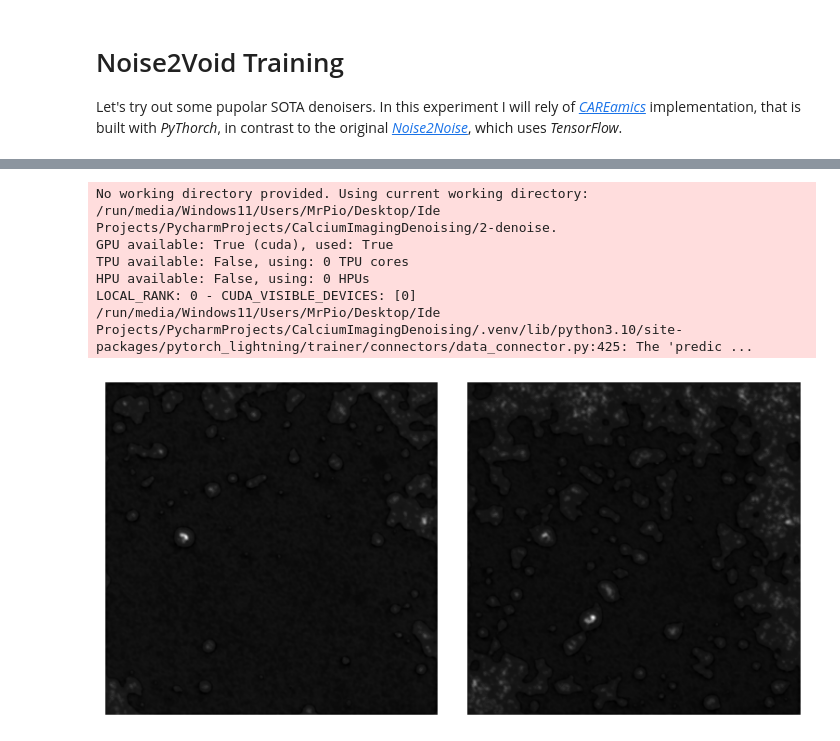
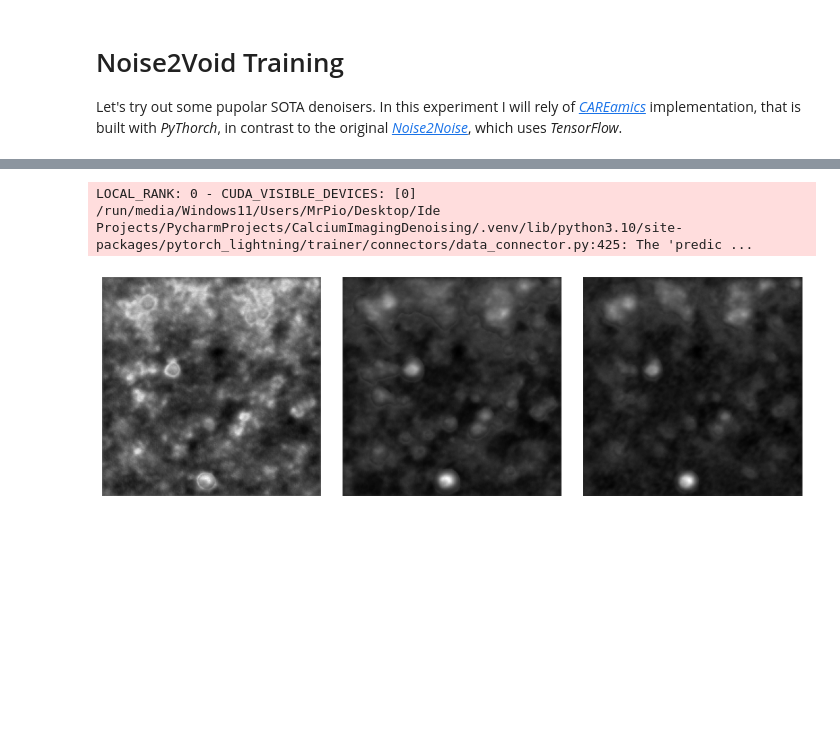
Before and after one commit to MrPio/freq2clean, a Jupyter notebook: 2-denoise/2.5-Noise2Void.ipynb, the cells around one changed output, grey strips where cells are left out. Drawn from its saved outputs; the diff is of its cells as text; code cells hidden in the pictures; blank space fills up the shorter version.

Commit message:
Improve Noise2Void with 3D

```diff
--- a/2-denoise/2.5-Noise2Void.ipynb
+++ b/2-denoise/2.5-Noise2Void.ipynb
@@ -16,7 +17,7 @@ Let's try out some pupolar SOTA denoisers. In this experiment I will rely of [*C
 WORK_DIR=Path("n2v")
 x_path = DATASETS["synthetic"].dir / "noise_1Q_-5.52dBSNR_490x490x6000.tif"
 gt_path = DATASETS["synthetic"].dir / "clean_30Hz_490x490x6000.tif"
-x, gt = (Recording(_, max_frames=600) for _ in [x_path, gt_path])
+x, gt = (Recording(_, max_frames=60) for _ in [x_path, gt_path])
 # %%
 config_dict = {
     "experiment_name": "N2V_synthetic",
@@ -31,16 +32,16 @@ config_dict = {
     "training_config": {
         "batch_size": 16,
         "num_epochs":10,
-        "learning_rate": 0.0004,
+        # "learning_rate": 0.0004,
     },
     "data_config": {
         "data_type": "array",
-        "axes": "TYX",
-        "patch_size": [128, 128],  # Noise2Void doesnt exploit temporal dim
+        "axes": "ZYX",
+        "patch_size": [32,128, 128],  # Noise2Void doesnt exploit temporal dim
     },
 }
 cfg = Configuration(**config_dict)
 # %%
-engine = CAREamist(cfg)
+engine = CAREamist(cfg, work_dir=WORK_DIR)
 cprint("cyan:Starting N2V training...")
 history = engine.train(train_source=x.np)
@@ -47,18 +69,14 @@ history = engine.train(train_source=x.np)
 # %%
-engine = CAREamist("checkpoints/N2V_synthetic-v5.ckpt")
-y=engine.predict(x.np[:,:488,:488])
-y=np.stack([frame.squeeze().squeeze() for frame in y])
+# engine = CAREamist("checkpoints/N2V_synthetic-v5.ckpt")
+y=engine.predict(x.np[:32,:244,:244])
+y=y[0].squeeze().squeeze()
 # %% [output]
-No working directory provided. Using current working directory: /run/media/Windows11/Users/MrPio/Desktop/Ide Projects/PycharmProjects/CalciumImagingDenoising/2-denoise.
-GPU available: True (cuda), used: True
-TPU available: False, using: 0 TPU cores
-HPU available: False, using: 0 HPUs
 LOCAL_RANK: 0 - CUDA_VISIBLE_DEVICES: [0]
 /run/media/Windows11/Users/MrPio/Desktop/Ide Projects/PycharmProjects/CalciumImagingDenoising/.venv/lib/python3.10/site-packages/pytorch_lightning/trainer/connectors/data_connector.py:425: The 'predic ...
 # %%
-imshow([y[i] for i in [0,-1]])
+imshow([y[i] for i in [0,15,-1]])
 # %% [output]
-[figure, old version]
+[figure, new version]
 # %%
 Recording(y[:60]).render("n2v.mp4", codec="libx264")
 # %% [output]
```
Also changed, not shown: parts of 3 cells of this notebook, 1 other file.
